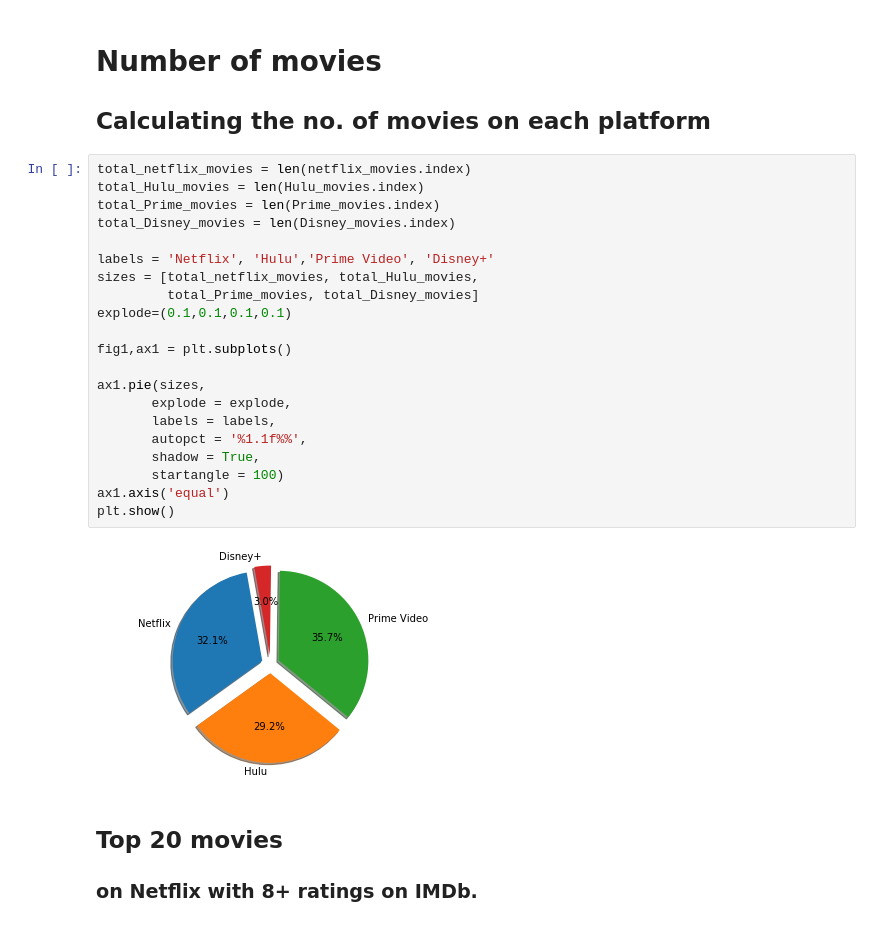
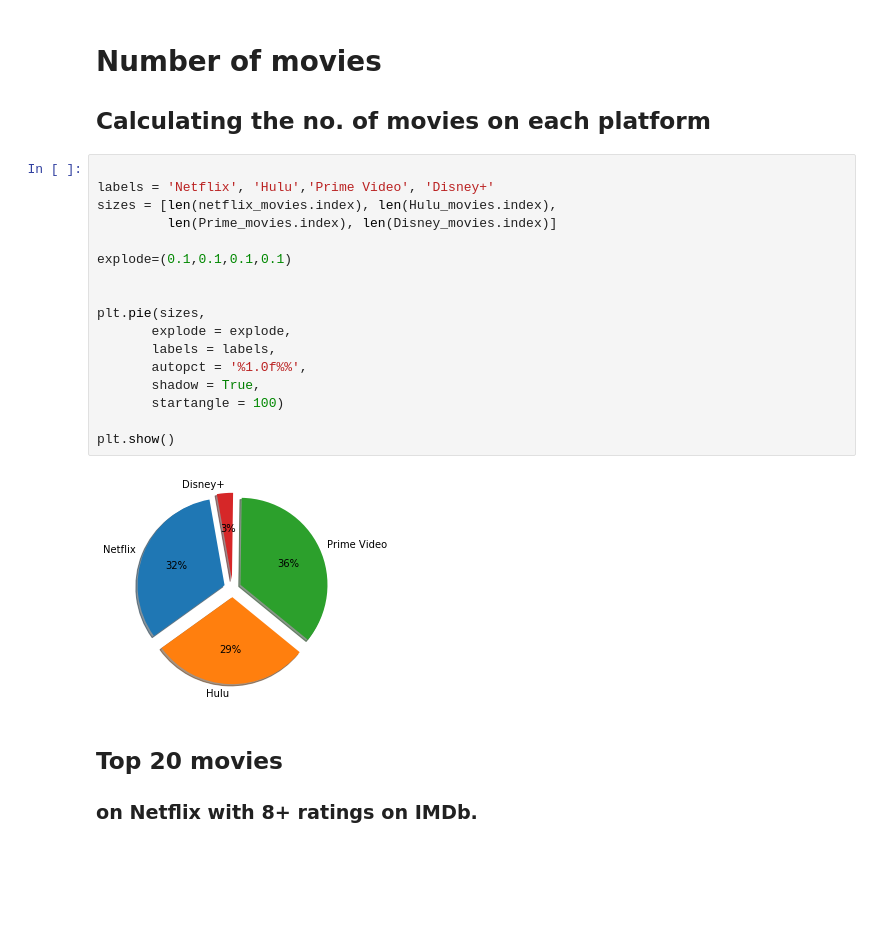
Before and after one commit to maliaditya/Data-Science, a Jupyter notebook: EDA-TV-Shows/EDA on TV-Shows.ipynb, the cells around one changed output. Drawn from its saved outputs; the diff is of its cells as text; blank space fills up the shorter version.

```diff
--- a/EDA-TV-Shows/EDA on TV-Shows.ipynb
+++ b/EDA-TV-Shows/EDA on TV-Shows.ipynb
@@ -67,28 +67,24 @@ Disney_movies = Disney_movies.drop(['Hulu','Prime Video','Netflix'], axis = 1)
 # Number of movies
 ## Calculating the no. of movies on each platform
 # %%
-total_netflix_movies = len(netflix_movies.index)
-total_Hulu_movies = len(Hulu_movies.index)
-total_Prime_movies = len(Prime_movies.index)
-total_Disney_movies = len(Disney_movies.index)
 
 labels = 'Netflix', 'Hulu','Prime Video', 'Disney+'
-sizes = [total_netflix_movies, total_Hulu_movies,
-         total_Prime_movies, total_Disney_movies]
+sizes = [len(netflix_movies.index), len(Hulu_movies.index),
+         len(Prime_movies.index), len(Disney_movies.index)]
+
 explode=(0.1,0.1,0.1,0.1)
 
-fig1,ax1 = plt.subplots()
 
-ax1.pie(sizes,
+plt.pie(sizes,
        explode = explode,
        labels = labels,
-       autopct = '%1.1f%%',
+       autopct = '%1.0f%%',
        shadow = True,
        startangle = 100)
-ax1.axis('equal')
+
 plt.show()
 # %% [output]
-[figure, old version]
+[figure, new version]
 # %% [markdown]
 ## Top 20 movies
 ### on Netflix with 8+ ratings on IMDb.
```
Also changed, not shown: parts of 1 cell of this notebook, 10 other files.
